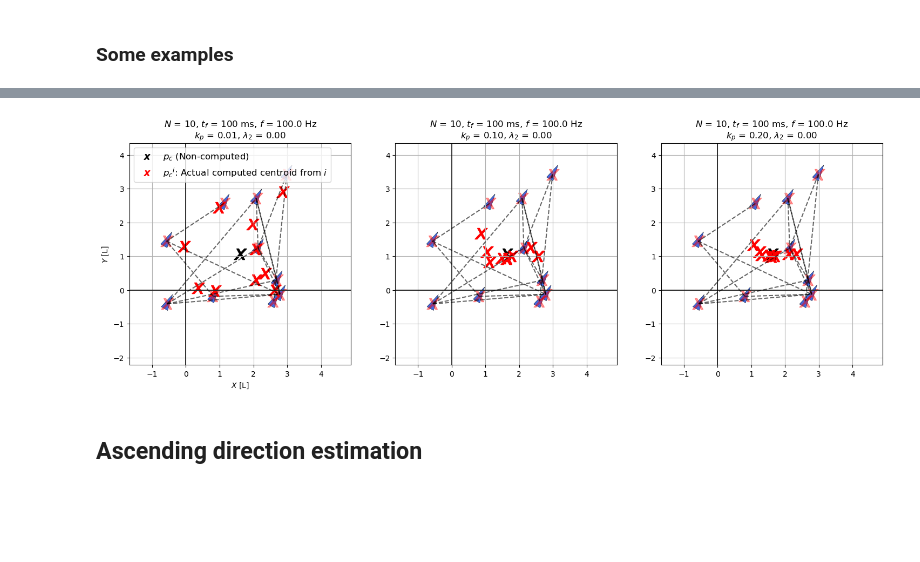
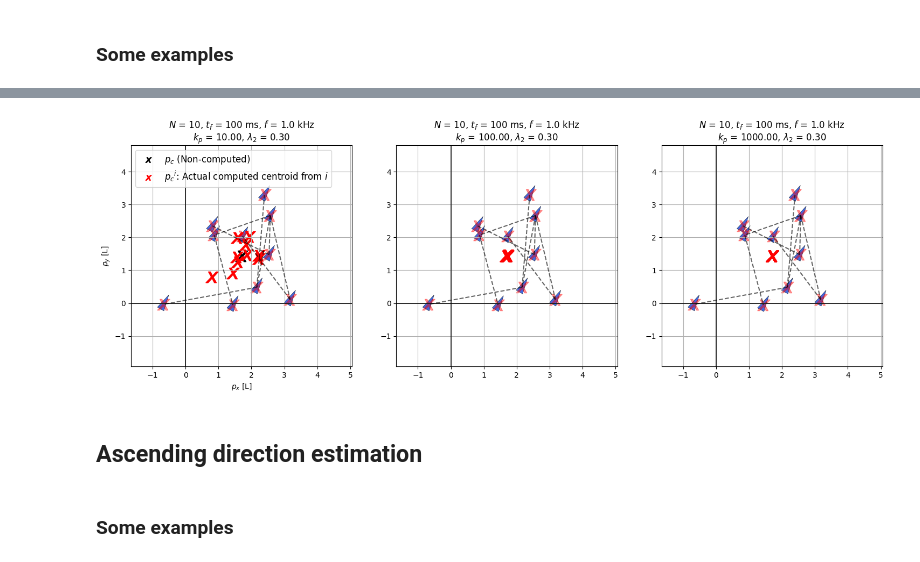
Before and after one commit to jesusBV20/source_seeking_distr, a Jupyter notebook: distributed_estimation.ipynb, the cells around one changed output, grey strips where cells are left out. Saved outputs shown, nothing was run; the diff lists cells and outputs as text; code cells hidden in the pictures; blank space fills up the shorter version.

Commit message:
Estimation of the ascending direction WIP

```diff
--- a/distributed_estimation.ipynb
+++ b/distributed_estimation.ipynb
@@ -40,7 +40,7 @@ from matplotlib.legend import Legend # two legends
 
 from utils.toolbox import kw_def_patch, unicycle_patch
 
-def plot_centroid_estimation(ax, X, Z, tf=1, freq_inv=100, kp=0.5,
+def plot_centroid_estimation(ax, X, Z, tf=1, freq_inv=100, kp=1,
                              legend=False, xlab=False, ylab=False):
     N = X.shape[0]
 
@@ -59,7 +59,7 @@ def plot_centroid_estimation(ax, X, Z, tf=1, freq_inv=100, kp=0.5,
     min_eig_val = np.min(eig_vals[eig_vals > 0]) # why?
 
     # Simulation -------------------------------------------------------
-    t = np.linspace(0, tf*freq_inv, int(freq_inv*tf*100+1))
+    t = np.linspace(0, tf, int(freq_inv*tf+1))
 
     xhat_0 = np.zeros_like(xb)
     xhat = odeint(dyn_centroid_estimation, xhat_0, t, args=(Lb,xb,kp))
@@ -75,14 +75,14 @@ def plot_centroid_estimation(ax, X, Z, tf=1, freq_inv=100, kp=0.5,
     ax.set_aspect("equal")
     ax.grid(True)
 
-    title = r"$N$ = {0:d}, $t_f$ = {1:.0f} ms, $f$ = {2:.1f} Hz".format(N,tf*1000,freq_inv) + "\n"
+    title = r"$N$ = {0:d}, $t_f$ = {1:.0f} ms, $f$ = {2:.1f} kHz".format(N,tf*1000,freq_inv/1e3) + "\n"
     title = title + r"$k_p$ = {0:.2f}, $\lambda_2$ = {1:.2f}".format(kp,min_eig_val)
     ax.set_title(title)
 
     if xlab:
-       ax.set_xlabel("$X$ [L]")
+       ax.set_xlabel("$p_x$ [L]")
     if ylab:
-        ax.set_ylabel("$Y$ [L]")
+        ax.set_ylabel("$p_y$ [L]")
 
     # Lines
     ax.axhline(0, c="k", ls="-", lw=1.1)
@@ -137,29 +137,30 @@ plt.show()
 # %% [output]
 [figure]
 # %%
-from utils.toolbox import XY_distrib, gen_edges_by_dist
+from utils.toolbox import XY_distrib, gen_random_graph
 
 ## Parameters #####
 pc = np.array([1.2,1.5])
 lims = np.array([2,2])
 
-p = XY_distrib(10,pc,lims)
-Z = gen_edges_by_dist(p,2)
+N = 10
+p = XY_distrib(N,pc,lims)
+Z = gen_random_graph(N)
 
 # ----------------------------------------------------------------------
 # Plotting
 # ----------------------------------------------------------------------
 
 fig = plt.figure(figsize=(18, 10), dpi=100)
 ax  = fig.subplots(1,3)
 
-plot_centroid_estimation(ax[0], p, Z, tf=0.1, freq_inv=100, kp=0.01, legend=True,xlab=True,ylab=True)
-plot_centroid_estimation(ax[1], p, Z, tf=0.1, freq_inv=100, kp=0.1)
-plot_centroid_estimation(ax[2], p, Z, tf=0.1, freq_inv=100, kp=0.2)
+plot_centroid_estimation(ax[0], p, Z, tf=0.1, freq_inv=100*10, kp=10, legend=True,xlab=True,ylab=True)
+plot_centroid_estimation(ax[1], p, Z, tf=0.1, freq_inv=100*10, kp=100)
+plot_centroid_estimation(ax[2], p, Z, tf=0.1, freq_inv=100*10, kp=1000)
 
 # Show the plot!
 plt.show()
 # %% [output]
-[figure, old version]
+[figure, new version]
 # %% [markdown]
 ## Ascending direction estimation
@@ -165,0 +247,2 @@ plt.show()
+# %% [markdown]
+### Some examples
```
Also changed, not shown: parts of 3 cells of this notebook, 2 other files.
